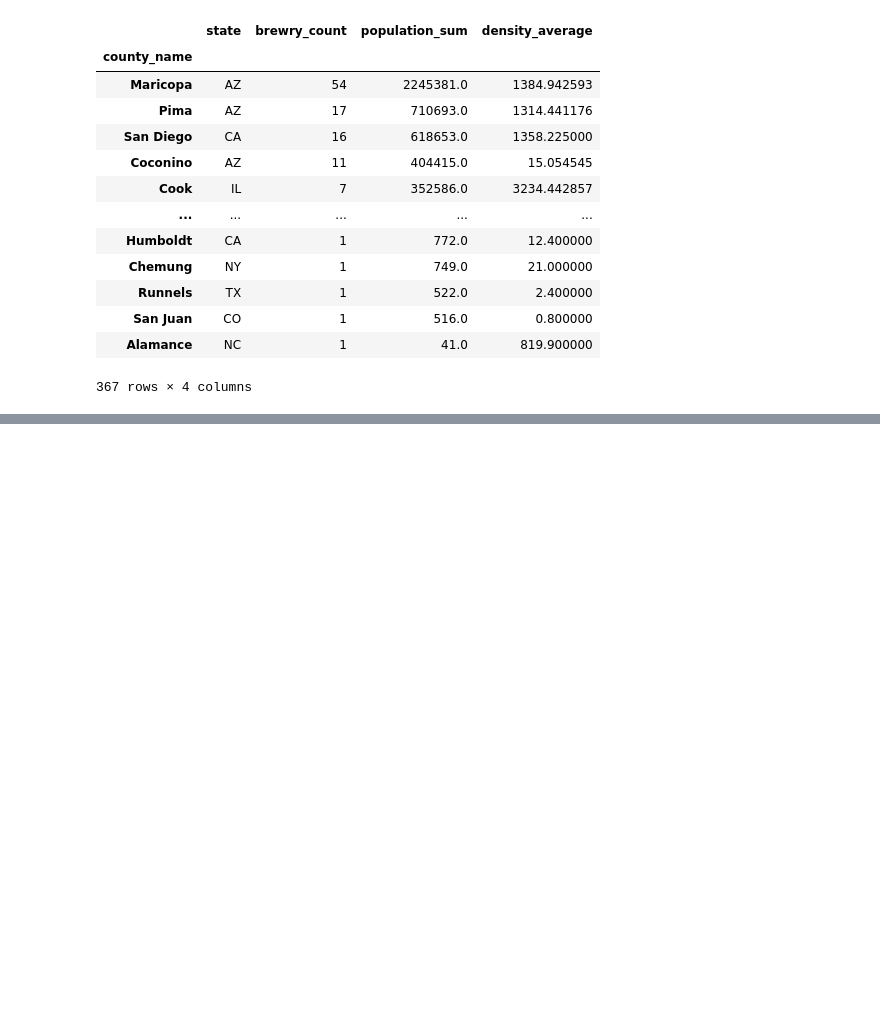
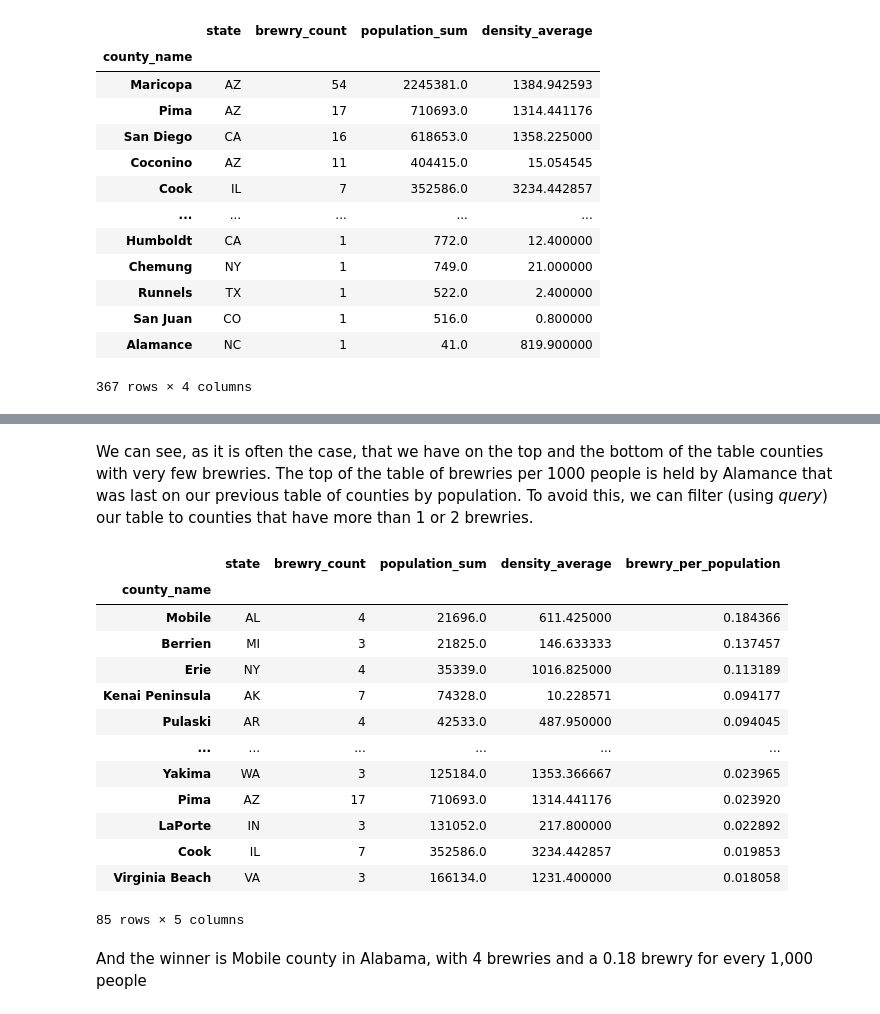
Before and after one commit to luisdomin5/from-excel-to-pandas, a Jupyter notebook: _sources/notebooks/03.03_merge.ipynb, the cells around one changed output, grey strips where cells are left out. Cells and saved outputs as stored; diff of their text form; code cells hidden in the pictures; blank space fills up the shorter version.

```diff
--- a/_sources/notebooks/03.03_merge.ipynb
+++ b/_sources/notebooks/03.03_merge.ipynb
@@ -218,0 +280,33 @@ Now, that we have the enriched table, we can analyze the joined data and explore
+# %% [markdown]
+We can see, as it is often the case, that we have on the top and the bottom of the table counties with very few brewries. The top of the table of brewries per 1000 people is held by Alamance that was last on our previous table of counties by population. To avoid this, we can filter (using _query_) our table to counties that have more than 1 or 2 brewries.
+# %%
+(
+    enriched_breweries_data
+    .groupby('county_name')
+    .agg(
+        state=('state_id', 'min'),
+        brewry_count=('id', 'count'),
+        population_sum=('population', 'sum'),
+        density_average=('density', 'mean')
+        )
+    .assign(brewry_per_population = lambda x : x.brewry_count / x.population_sum * 1000)
+    .query("brewry_count > 2")
+    .sort_values(by='brewry_per_population', ascending=False)
+)
+# %% [output]
+|  | state | brewry_count | population_sum | density_average | brewry_per_population |
+| county_name |  |  |  |  |  |
+| Mobile | AL | 4 | 21696.0 | 611.425000 | 0.184366 |
+| Berrien | MI | 3 | 21825.0 | 146.633333 | 0.137457 |
+| Erie | NY | 4 | 35339.0 | 1016.825000 | 0.113189 |
+| Kenai Peninsula | AK | 7 | 74328.0 | 10.228571 | 0.094177 |
+| Pulaski | AR | 4 | 42533.0 | 487.950000 | 0.094045 |
+| ... | ... | ... | ... | ... | ... |
+| Yakima | WA | 3 | 125184.0 | 1353.366667 | 0.023965 |
+| Pima | AZ | 17 | 710693.0 | 1314.441176 | 0.023920 |
+| LaPorte | IN | 3 | 131052.0 | 217.800000 | 0.022892 |
+| Cook | IL | 7 | 352586.0 | 3234.442857 | 0.019853 |
+| Virginia Beach | VA | 3 | 166134.0 | 1231.400000 | 0.018058 |
+85 rows × 5 columns
+# %% [markdown]
+And the winner is Mobile county in Alabama, with 4 brewries and a 0.18 brewry for every 1,000 people
```
Also changed, not shown: parts of 7 cells of this notebook, 5 other files.
